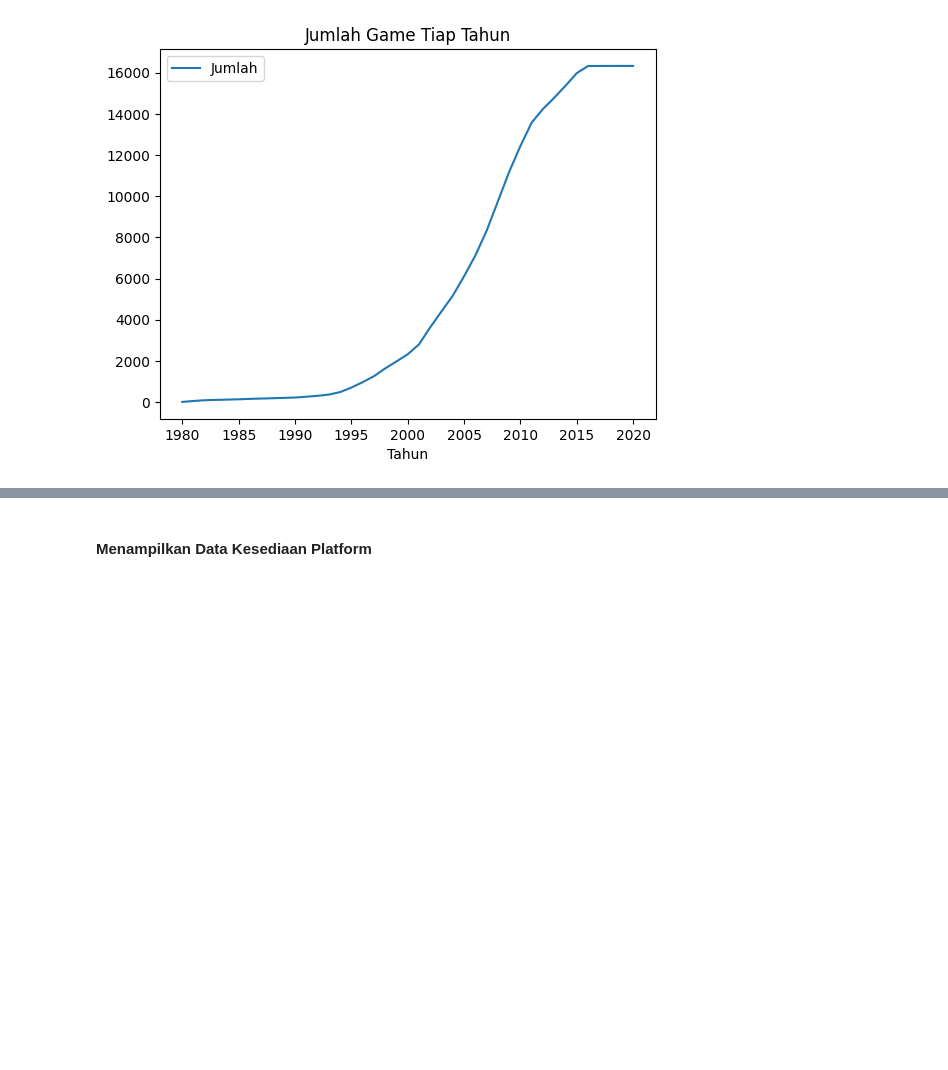
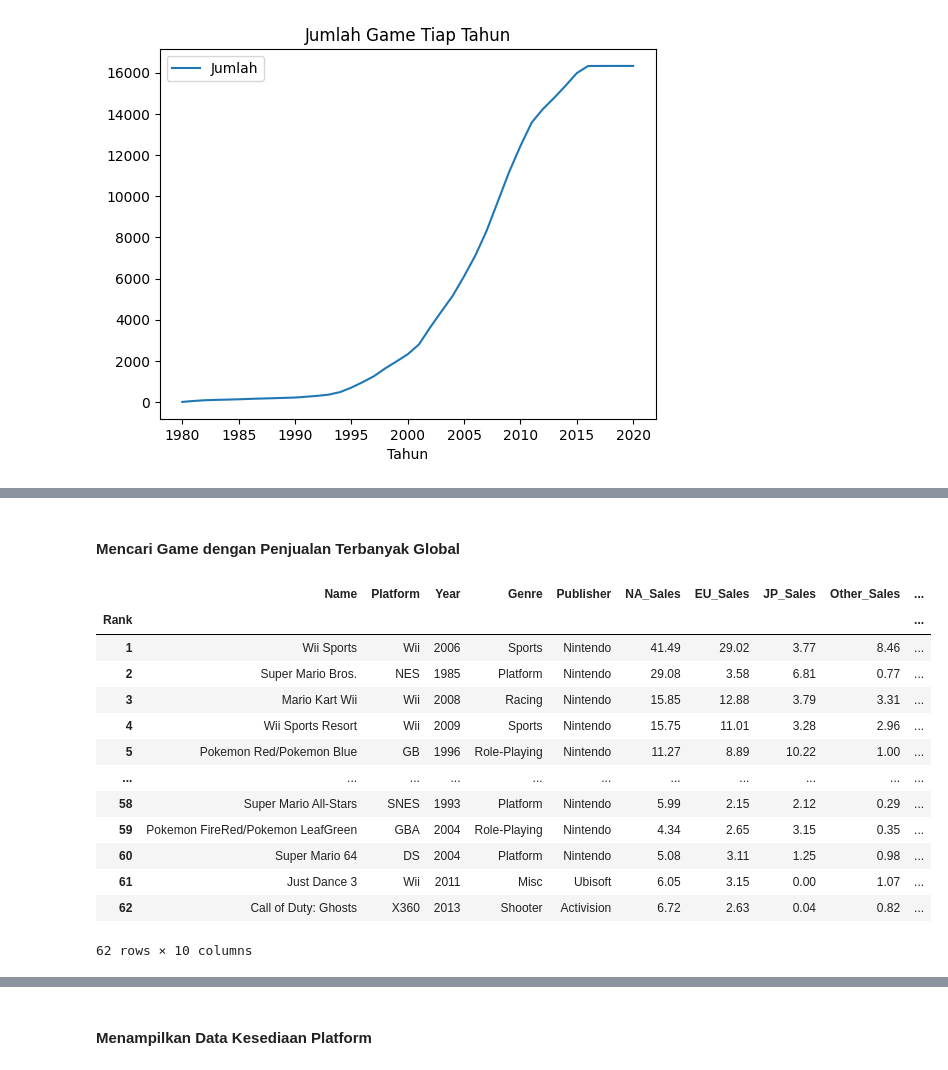
Before and after one commit to Astha47/Tugas-Besar-Analisis-Data-Kelompok-8, a Jupyter notebook: Main.ipynb, the cells around one changed output, grey strips where cells are left out. Drawn from its saved outputs; the diff is of its cells as text; code cells hidden in the pictures; blank space fills up the shorter version.

```diff
--- a/Main.ipynb
+++ b/Main.ipynb
@@ -601,0 +649,20 @@ JumlahTiapTahun.plot(kind="line",x="Tahun",y="Jumlah",title="Jumlah Game Tiap Ta
+# %% [markdown]
+#### Mencari Game dengan Penjualan Terbanyak Global
+# %%
+Terbanyak_Global = data.sort_values('Global_Sales',ascending=False)
+Terbanyak_Global.loc[Terbanyak_Global['Global_Sales']>=10]
+# %% [output]
+|  | Name | Platform | Year | Genre | Publisher | NA_Sales | EU_Sales | JP_Sales | Other_Sales | ... |
+| Rank |  |  |  |  |  |  |  |  |  | ... |
+| 1 | Wii Sports | Wii | 2006 | Sports | Nintendo | 41.49 | 29.02 | 3.77 | 8.46 | ... |
+| 2 | Super Mario Bros. | NES | 1985 | Platform | Nintendo | 29.08 | 3.58 | 6.81 | 0.77 | ... |
+| 3 | Mario Kart Wii | Wii | 2008 | Racing | Nintendo | 15.85 | 12.88 | 3.79 | 3.31 | ... |
+| 4 | Wii Sports Resort | Wii | 2009 | Sports | Nintendo | 15.75 | 11.01 | 3.28 | 2.96 | ... |
+| 5 | Pokemon Red/Pokemon Blue | GB | 1996 | Role-Playing | Nintendo | 11.27 | 8.89 | 10.22 | 1.00 | ... |
+| ... | ... | ... | ... | ... | ... | ... | ... | ... | ... | ... |
+| 58 | Super Mario All-Stars | SNES | 1993 | Platform | Nintendo | 5.99 | 2.15 | 2.12 | 0.29 | ... |
+| 59 | Pokemon FireRed/Pokemon LeafGreen | GBA | 2004 | Role-Playing | Nintendo | 4.34 | 2.65 | 3.15 | 0.35 | ... |
+| 60 | Super Mario 64 | DS | 2004 | Platform | Nintendo | 5.08 | 3.11 | 1.25 | 0.98 | ... |
+| 61 | Just Dance 3 | Wii | 2011 | Misc | Ubisoft | 6.05 | 3.15 | 0.00 | 1.07 | ... |
+| 62 | Call of Duty: Ghosts | X360 | 2013 | Shooter | Activision | 6.72 | 2.63 | 0.04 | 0.82 | ... |
+62 rows × 10 columns
```
Also changed, not shown: parts of 16 cells of this notebook.
